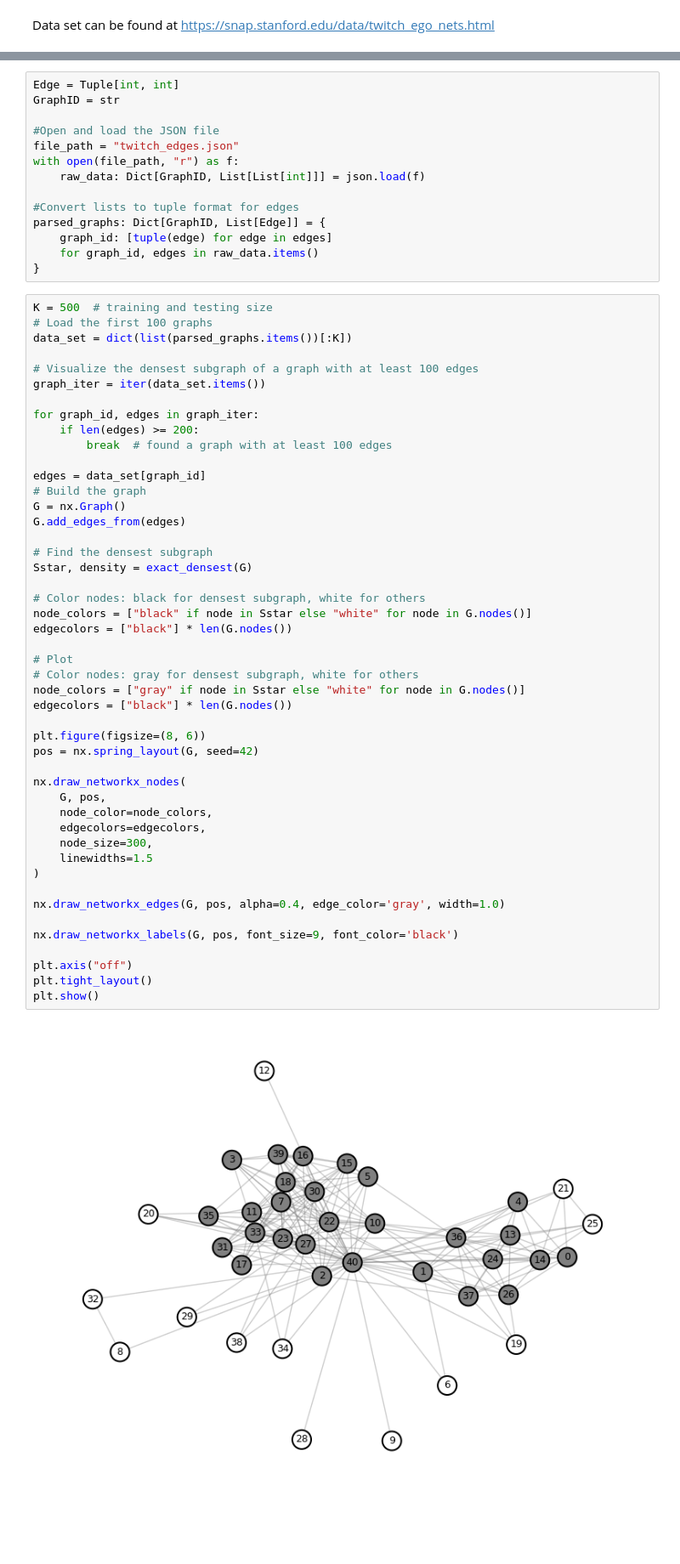
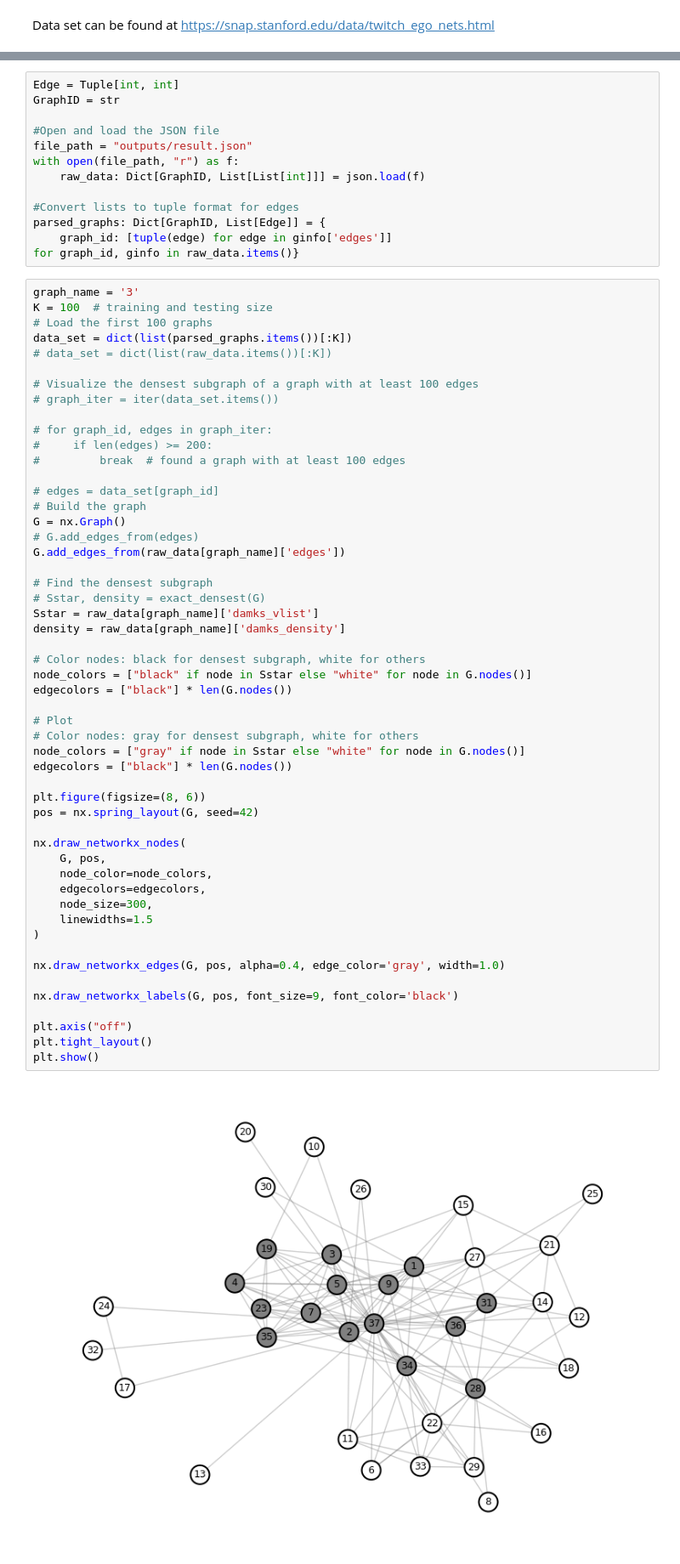
Before and after one commit to hoavu-cs/LearningAugmentedDensestSubgraph, a Jupyter notebook: augmented-damks.ipynb, the cells around one changed output, grey strips where cells are left out. Shown at 85% size. Drawn from its saved outputs; the diff is of its cells as text; blank space fills up the shorter version.

```diff
--- a/augmented-damks.ipynb
+++ b/augmented-damks.ipynb
@@ -21,61 +26,65 @@ Edge = Tuple[int, int]
 GraphID = str
 
 #Open and load the JSON file
-file_path = "twitch_edges.json"
+file_path = "outputs/result.json"
 with open(file_path, "r") as f:
     raw_data: Dict[GraphID, List[List[int]]] = json.load(f)
 
 #Convert lists to tuple format for edges
 parsed_graphs: Dict[GraphID, List[Edge]] = {
-    graph_id: [tuple(edge) for edge in edges]
-    for graph_id, edges in raw_data.items()
-}
+    graph_id: [tuple(edge) for edge in ginfo['edges']]
+for graph_id, ginfo in raw_data.items()}
 # %%
-K = 500  # training and testing size
+graph_name = '3'
+K = 100  # training and testing size
 # Load the first 100 graphs
 data_set = dict(list(parsed_graphs.items())[:K])
+# data_set = dict(list(raw_data.items())[:K])
 
 # Visualize the densest subgraph of a graph with at least 100 edges
-graph_iter = iter(data_set.items())
+# graph_iter = iter(data_set.items())
 
-for graph_id, edges in graph_iter:
-    if len(edges) >= 200:
-        break  # found a graph with at least 100 edges
+# for graph_id, edges in graph_iter:
+#     if len(edges) >= 200:
+#         break  # found a graph with at least 100 edges
 
-edges = data_set[graph_id]
+# edges = data_set[graph_id]
 # Build the graph
 G = nx.Graph()
-G.add_edges_from(edges)
+# G.add_edges_from(edges)
+G.add_edges_from(raw_data[graph_name]['edges'])
 
 # Find the densest subgraph
-Sstar, density = exact_densest(G)
+# Sstar, density = exact_densest(G)
+Sstar = raw_data[graph_name]['damks_vlist']
+density = raw_data[graph_name]['damks_density']
 
 # Color nodes: black for densest subgraph, white for others
 node_colors = ["black" if node in Sstar else "white" for node in G.nodes()]
 edgecolors = ["black"] * len(G.nodes())
 
 # Plot
 # Color nodes: gray for densest subgraph, white for others
 node_colors = ["gray" if node in Sstar else "white" for node in G.nodes()]
 edgecolors = ["black"] * len(G.nodes())
 
 plt.figure(figsize=(8, 6))
 pos = nx.spring_layout(G, seed=42)
 
 nx.draw_networkx_nodes(
     G, pos,
     node_color=node_colors,
     edgecolors=edgecolors,
     node_size=300,
     linewidths=1.5
 )
 
 nx.draw_networkx_edges(G, pos, alpha=0.4, edge_color='gray', width=1.0)
 
 nx.draw_networkx_labels(G, pos, font_size=9, font_color='black')
 
 plt.axis("off")
 plt.tight_layout()
 plt.show()
 # %% [output]
-[figure, old version]
+[figure, new version]
```
Also changed, not shown: parts of 11 cells of this notebook.
